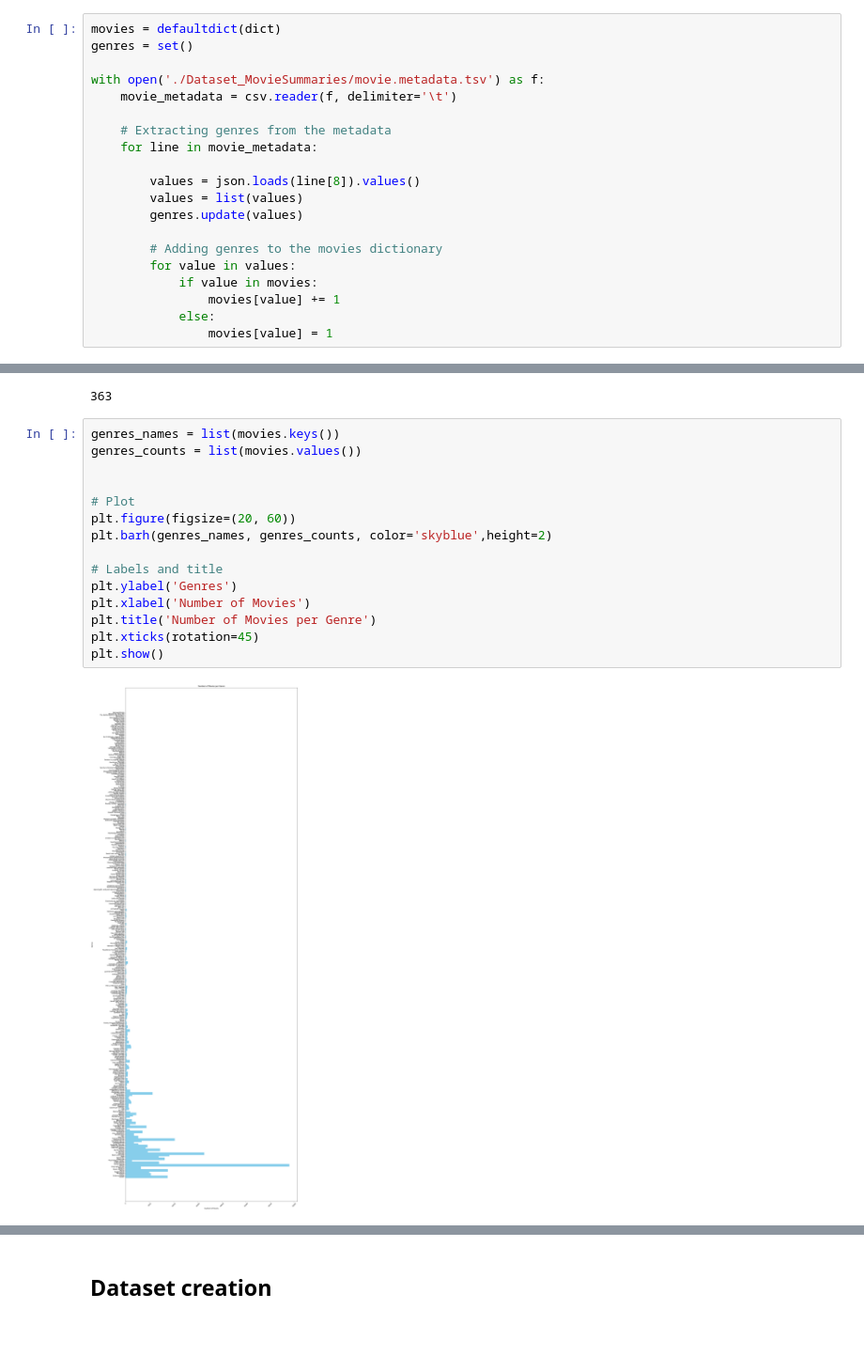
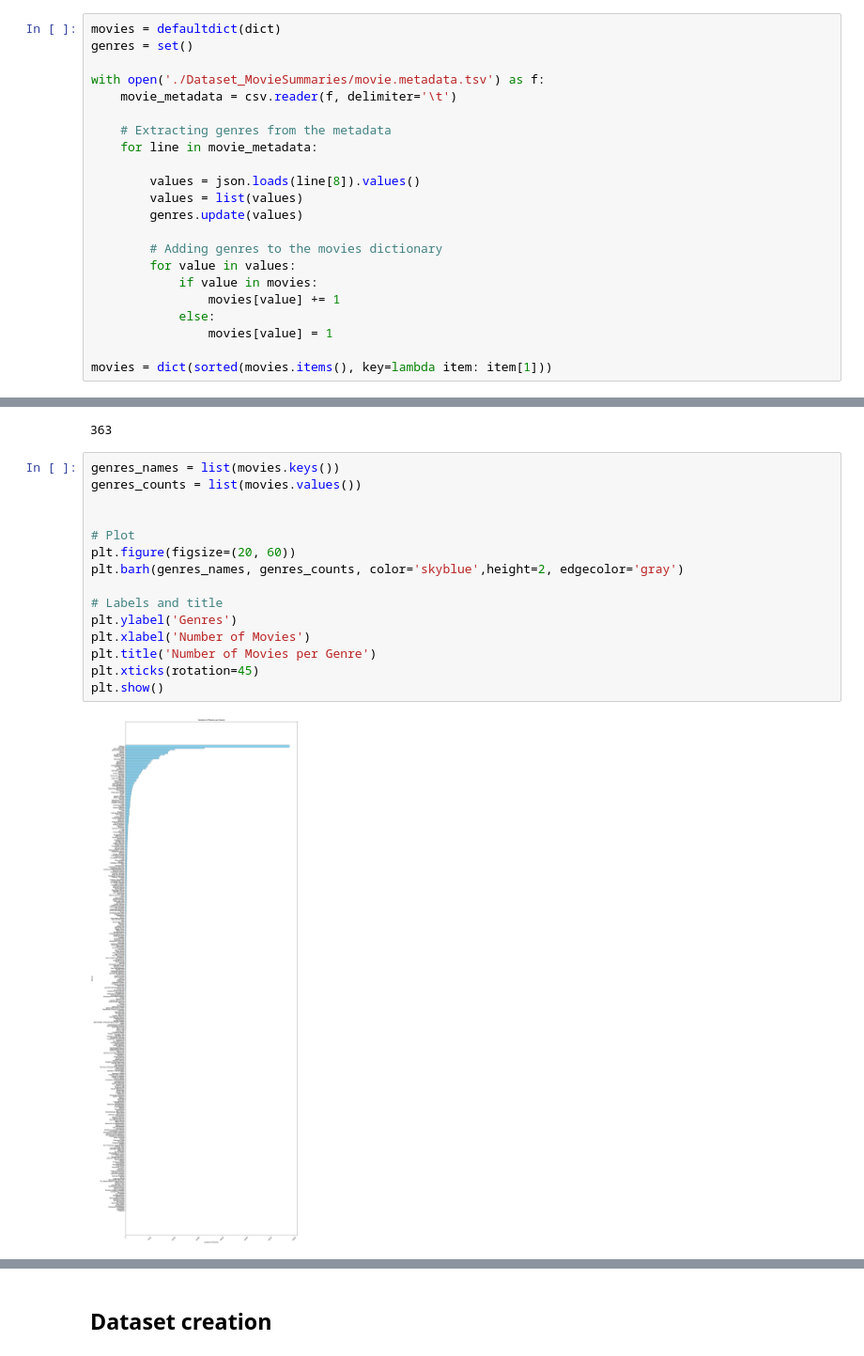
Before and after one commit to AmirhosseinSoltan/NLP-SS2024, a Jupyter notebook: genre_classifier.ipynb, the cells around one changed output, grey strips where cells are left out. Shown at 94% size. Saved outputs shown, nothing was run; the diff lists cells and outputs as text.

Commit message:
Visualization adjusted

```diff
--- a/genre_classifier.ipynb
+++ b/genre_classifier.ipynb
@@ -26,6 +26,8 @@ with open('./Dataset_MovieSummaries/movie.metadata.tsv') as f:
                 movies[value] += 1
             else:
                 movies[value] = 1
+
+movies = dict(sorted(movies.items(), key=lambda item: item[1]))
 # %%
 len(genres)
 # %% [output]
@@ -33,17 +35,17 @@ len(genres)
 # %%
 genres_names = list(movies.keys())
 genres_counts = list(movies.values())
 
 
 # Plot
 plt.figure(figsize=(20, 60))
-plt.barh(genres_names, genres_counts, color='skyblue',height=2)
+plt.barh(genres_names, genres_counts, color='skyblue',height=2, edgecolor='gray')
 
 # Labels and title
 plt.ylabel('Genres')
 plt.xlabel('Number of Movies')
 plt.title('Number of Movies per Genre')
 plt.xticks(rotation=45)
 plt.show()
 # %% [output]
-[figure, old version]
+[figure, new version]
```
Also changed, not shown: parts of 1 cell of this notebook.
